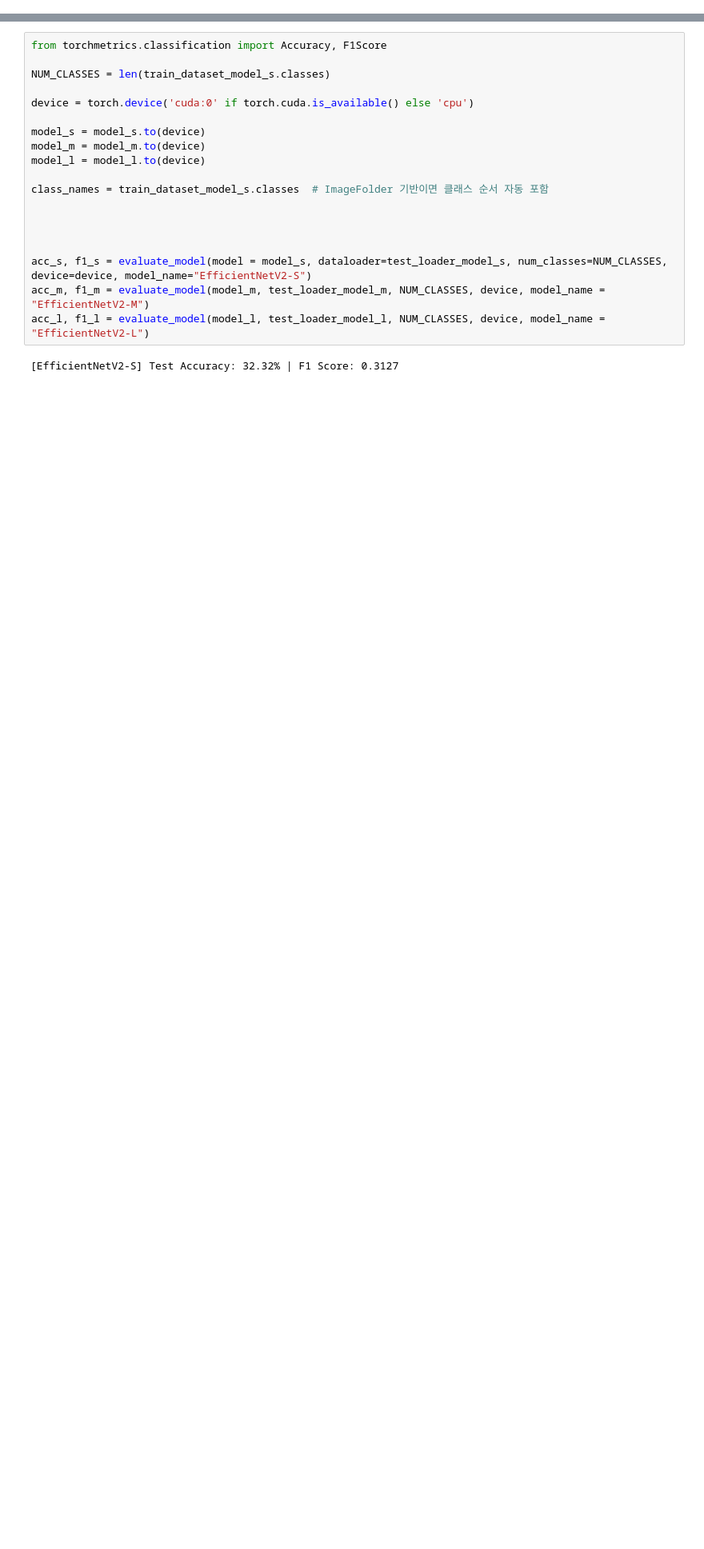
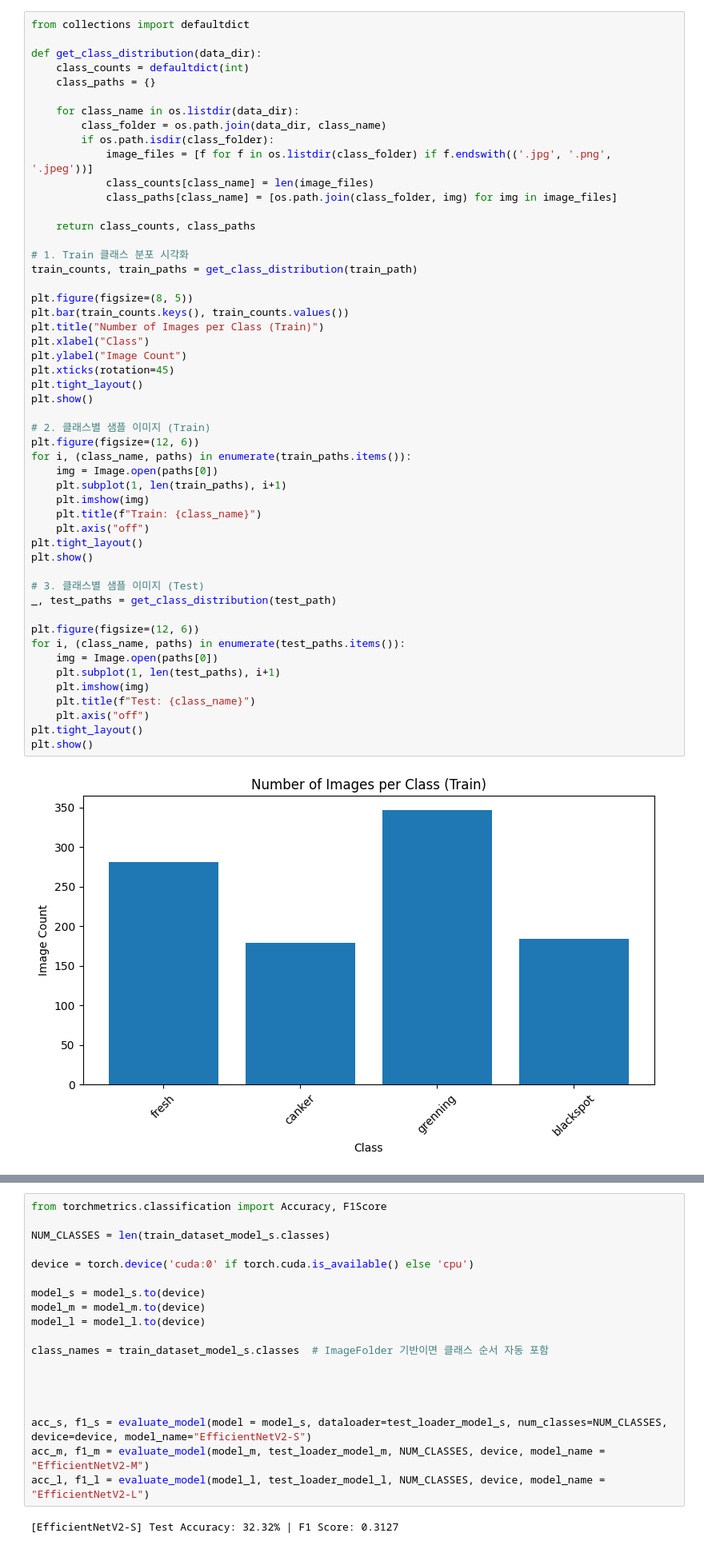
Before and after one commit to moosunny/EfficientNetV2_CAM, a Jupyter notebook: EfficientNetV2_Classification.ipynb, the cells around one changed output, grey strips where cells are left out. Shown at 80% size. Cells and saved outputs as stored; diff of their text form; blank space fills up the shorter version.

```diff
--- a/EfficientNetV2_Classification.ipynb
+++ b/EfficientNetV2_Classification.ipynb
@@ -85,0 +57,53 @@ show_images(image_paths)
+# %%
+from collections import defaultdict
+
+def get_class_distribution(data_dir):
+    class_counts = defaultdict(int)
+    class_paths = {}
+
+    for class_name in os.listdir(data_dir):
+        class_folder = os.path.join(data_dir, class_name)
+        if os.path.isdir(class_folder):
+            image_files = [f for f in os.listdir(class_folder) if f.endswith(('.jpg', '.png', '.jpeg'))]
+            class_counts[class_name] = len(image_files)
+            class_paths[class_name] = [os.path.join(class_folder, img) for img in image_files]
+
+    return class_counts, class_paths
+
+# 1. Train 클래스 분포 시각화
+train_counts, train_paths = get_class_distribution(train_path)
+
+plt.figure(figsize=(8, 5))
+plt.bar(train_counts.keys(), train_counts.values())
+plt.title("Number of Images per Class (Train)")
+plt.xlabel("Class")
+plt.ylabel("Image Count")
+plt.xticks(rotation=45)
+plt.tight_layout()
+plt.show()
+
+# 2. 클래스별 샘플 이미지 (Train)
+plt.figure(figsize=(12, 6))
+for i, (class_name, paths) in enumerate(train_paths.items()):
+    img = Image.open(paths[0])
+    plt.subplot(1, len(train_paths), i+1)
+    plt.imshow(img)
+    plt.title(f"Train: {class_name}")
+    plt.axis("off")
+plt.tight_layout()
+plt.show()
+
+# 3. 클래스별 샘플 이미지 (Test)
+_, test_paths = get_class_distribution(test_path)
+
+plt.figure(figsize=(12, 6))
+for i, (class_name, paths) in enumerate(test_paths.items()):
+    img = Image.open(paths[0])
+    plt.subplot(1, len(test_paths), i+1)
+    plt.imshow(img)
+    plt.title(f"Test: {class_name}")
+    plt.axis("off")
+plt.tight_layout()
+plt.show()
+# %% [output]
+[figure, added]
```
Also changed, not shown: parts of 21 cells of this notebook.
